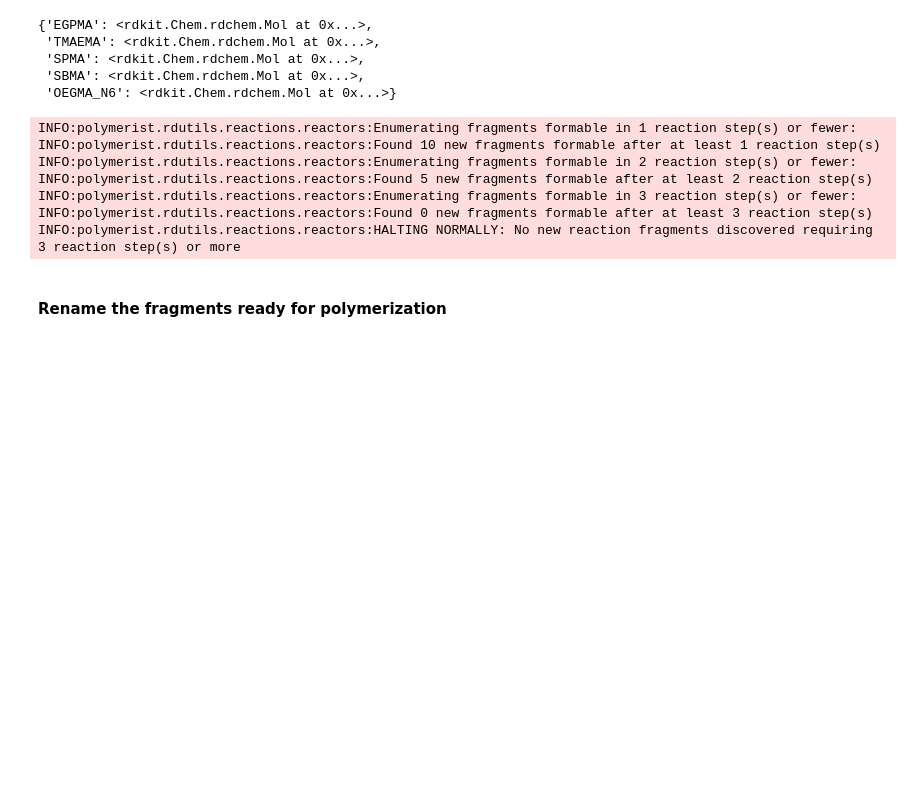
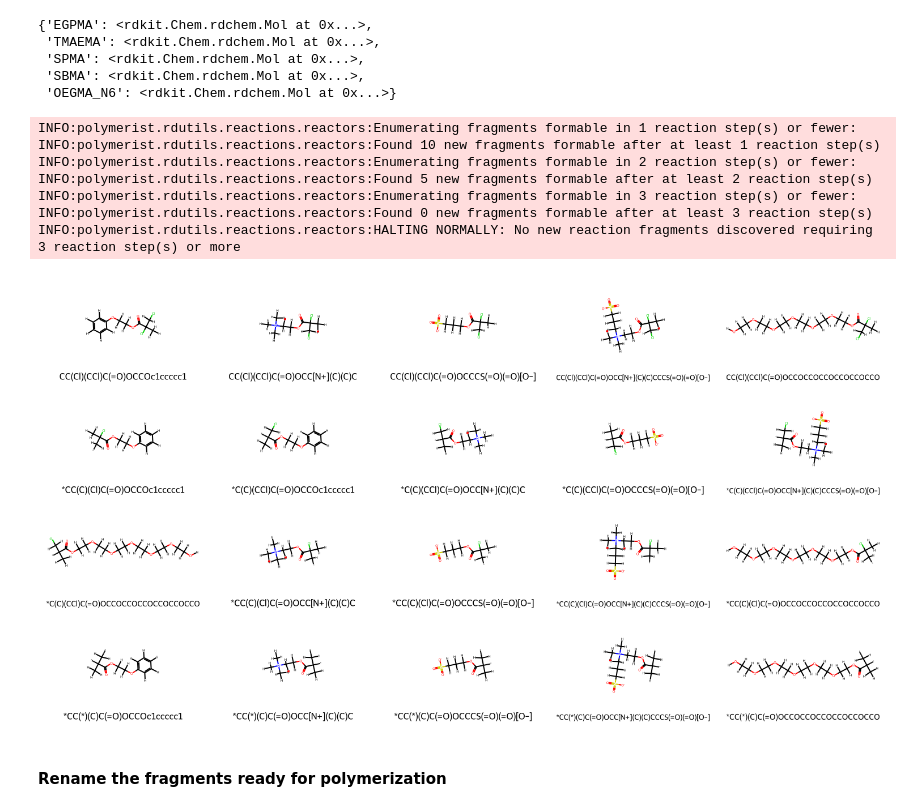
Before and after one commit to joelaforet/polyzymd_builder, a Jupyter notebook: building_random_co-polymers.ipynb, the cells around one changed output. Drawn from its saved outputs; the diff is of its cells as text; code cells hidden in the pictures; blank space fills up the shorter version.

```diff
--- a/building_random_co-polymers.ipynb
+++ b/building_random_co-polymers.ipynb
@@ -330,23 +263,24 @@ activated_named_monomers
 # %%
 from polymerist.rdutils.reactions.reactors import PolymerizationReactor
 
 #reactor = PolymerizationReactor(ATRP_polymerization_rxn)
 reactor =  PolymerizationReactor(ATRP_polymerization_primC_tertC_rxn)
 activated_fragments = reactor.propagate_pooled(
     activated_named_monomers.values(),
     rxn_depth_max=5,
     clear_dummy_labels=True, # this makes identifying fragment superstructure easier in the following step
     allow_resampling=True,
 )
-#MolsToGridImage(activated_fragments.values(), molsPerRow=5, subImgSize=MOL_IMG_SIZE, legends=activated_fragments.keys())
+MolsToGridImage(activated_fragments.values(), molsPerRow=5, subImgSize=MOL_IMG_SIZE, legends=activated_fragments.keys())
 # %% [output]
 INFO:polymerist.rdutils.reactions.reactors:Enumerating fragments formable in 1 reaction step(s) or fewer:
 INFO:polymerist.rdutils.reactions.reactors:Found 10 new fragments formable after at least 1 reaction step(s)
 INFO:polymerist.rdutils.reactions.reactors:Enumerating fragments formable in 2 reaction step(s) or fewer:
 INFO:polymerist.rdutils.reactions.reactors:Found 5 new fragments formable after at least 2 reaction step(s)
 INFO:polymerist.rdutils.reactions.reactors:Enumerating fragments formable in 3 reaction step(s) or fewer:
 INFO:polymerist.rdutils.reactions.reactors:Found 0 new fragments formable after at least 3 reaction step(s)
 INFO:polymerist.rdutils.reactions.reactors:HALTING NORMALLY: No new reaction fragments discovered requiring 3 reaction step(s) or more
+[figure, added]
 # %% [markdown]
 #### Rename the fragments ready for polymerization
 # %%
```
Also changed, not shown: parts of 13 cells of this notebook, 3 other files.
